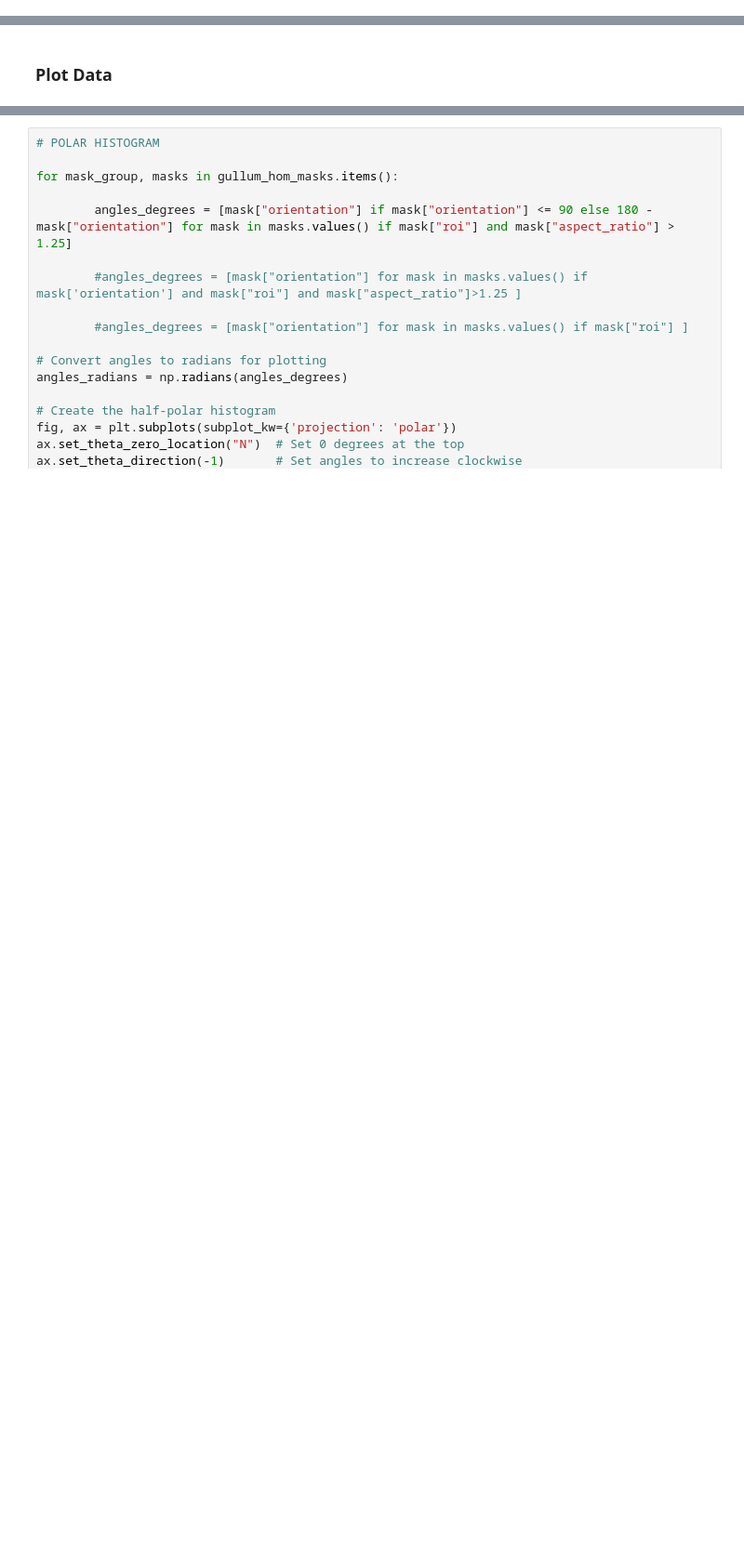
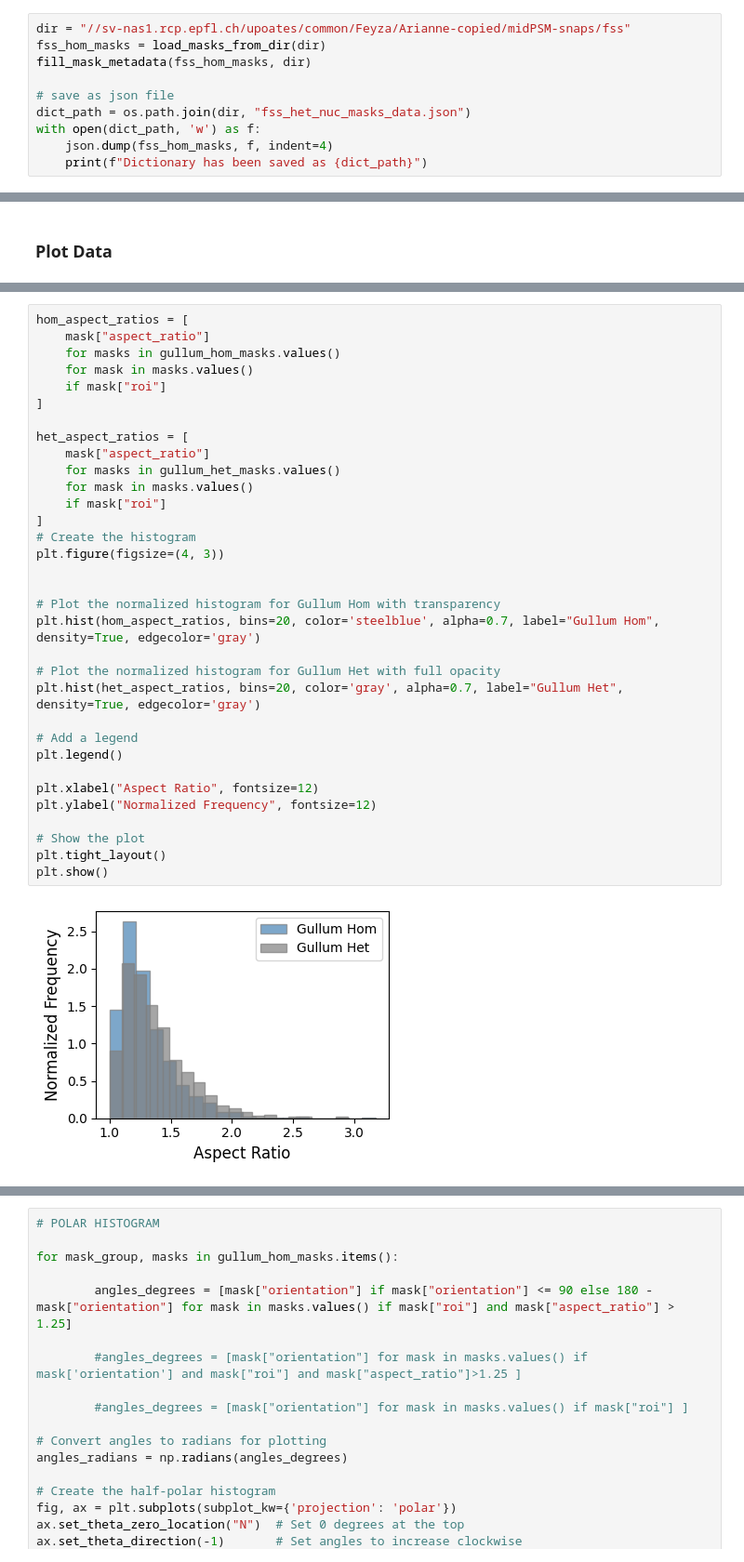
Before and after one commit to feyzanar/git-mycodes, a Jupyter notebook: 2d_mask_parameters.ipynb, the cells around one changed output, grey strips where cells are left out. Shown: that part at 93% size. Cells and saved outputs as stored; diff of their text form; blank space fills up the shorter version.

```diff
--- a/2d_mask_parameters.ipynb
+++ b/2d_mask_parameters.ipynb
@@ -404,0 +534,10 @@ Dictionary has been saved as //sv-nas1.rcp.epfl.ch/upoates/common/Feyza/data_BIO
+# %%
+dir = "//sv-nas1.rcp.epfl.ch/upoates/common/Feyza/Arianne-copied/midPSM-snaps/fss"
+fss_hom_masks = load_masks_from_dir(dir)
+fill_mask_metadata(fss_hom_masks, dir)
+
+# save as json file
+dict_path = os.path.join(dir, "fss_het_nuc_masks_data.json")
+with open(dict_path, 'w') as f:
+    json.dump(fss_hom_masks, f, indent=4)
+    print(f"Dictionary has been saved as {dict_path}")
@@ -456,0 +595,35 @@ Text(0, 0.5, 'Number of Cells')
+# %%
+hom_aspect_ratios = [
+    mask["aspect_ratio"]
+    for masks in gullum_hom_masks.values()
+    for mask in masks.values()
+    if mask["roi"]
+]
+
+het_aspect_ratios = [
+    mask["aspect_ratio"]
+    for masks in gullum_het_masks.values()
+    for mask in masks.values()
+    if mask["roi"]
+]
+# Create the histogram
+plt.figure(figsize=(4, 3))
+
+
+# Plot the normalized histogram for Gullum Hom with transparency
+plt.hist(hom_aspect_ratios, bins=20, color='steelblue', alpha=0.7, label="Gullum Hom", density=True, edgecolor='gray')
+
+# Plot the normalized histogram for Gullum Het with full opacity
+plt.hist(het_aspect_ratios, bins=20, color='gray', alpha=0.7, label="Gullum Het", density=True, edgecolor='gray')
+
+# Add a legend
+plt.legend()
+
+plt.xlabel("Aspect Ratio", fontsize=12)
+plt.ylabel("Normalized Frequency", fontsize=12)
+
+# Show the plot
+plt.tight_layout()
+plt.show()
+# %% [output]
+[figure, added]
```
Also changed, not shown: parts of 15 cells of this notebook.
